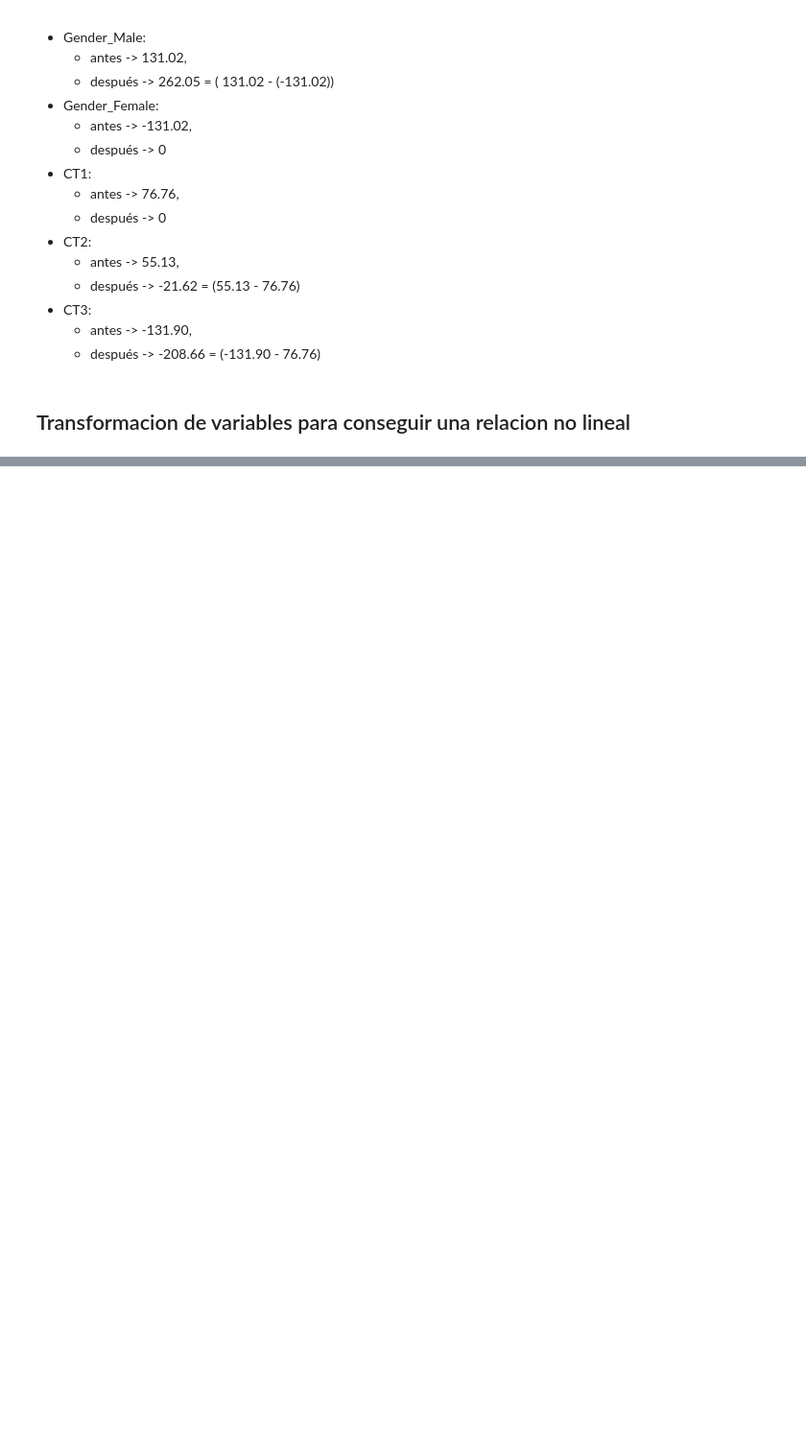
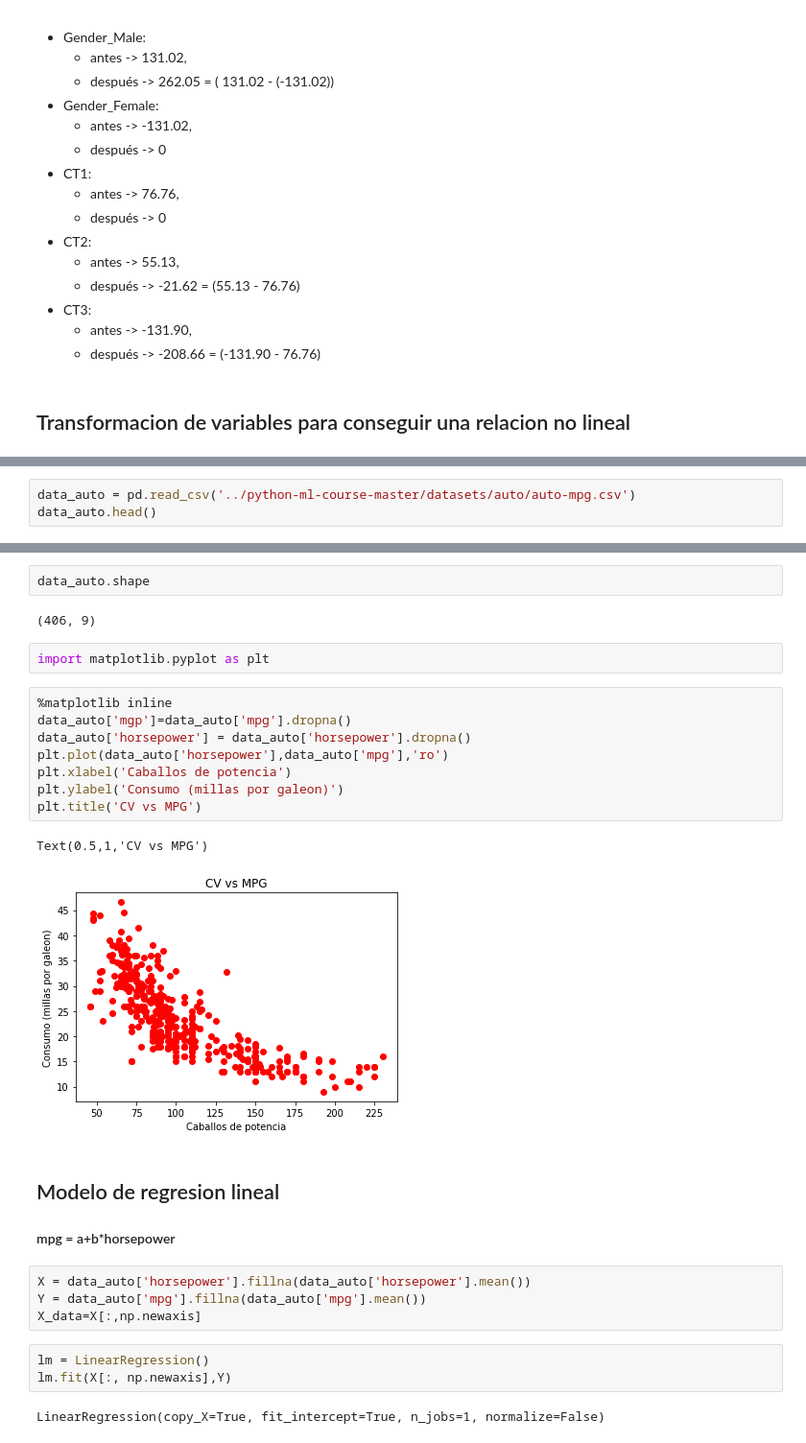
Before and after one commit to juancarestre/bigDataCourse, a Jupyter notebook: 4 Linear Regression/5 - Linear Regression - Problemas de la regresion lineal.ipynb, the cells around one changed output, grey strips where cells are left out. Shown at 96% size. Saved outputs shown, nothing was run; the diff lists cells and outputs as text; blank space fills up the shorter version.

```diff
--- a/4 Linear Regression/5 - Linear Regression - Problemas de la regresion lineal.ipynb
+++ b/4 Linear Regression/5 - Linear Regression - Problemas de la regresion lineal.ipynb
@@ -233,0 +236,3 @@ Los cambios se reflejan en
+# %%
+data_auto = pd.read_csv('../python-ml-course-master/datasets/auto/auto-mpg.csv')
+data_auto.head()
@@ -233,0 +246,29 @@ Los cambios se reflejan en
+# %%
+data_auto.shape
+# %% [output]
+(406, 9)
+# %%
+import matplotlib.pyplot as plt
+# %%
+%matplotlib inline
+data_auto['mgp']=data_auto['mpg'].dropna()
+data_auto['horsepower'] = data_auto['horsepower'].dropna()
+plt.plot(data_auto['horsepower'],data_auto['mpg'],'ro')
+plt.xlabel('Caballos de potencia')
+plt.ylabel('Consumo (millas por galeon)')
+plt.title('CV vs MPG')
+# %% [output]
+Text(0.5,1,'CV vs MPG')
+[figure, added]
+# %% [markdown]
+## Modelo de regresion lineal
+#### mpg = a+b*horsepower
+# %%
+X = data_auto['horsepower'].fillna(data_auto['horsepower'].mean())
+Y = data_auto['mpg'].fillna(data_auto['mpg'].mean())
+X_data=X[:,np.newaxis]
+# %%
+lm = LinearRegression()
+lm.fit(X[:, np.newaxis],Y)
+# %% [output]
+LinearRegression(copy_X=True, fit_intercept=True, n_jobs=1, normalize=False)
```
Also changed, not shown: parts of 21 cells of this notebook, 1 other file.
